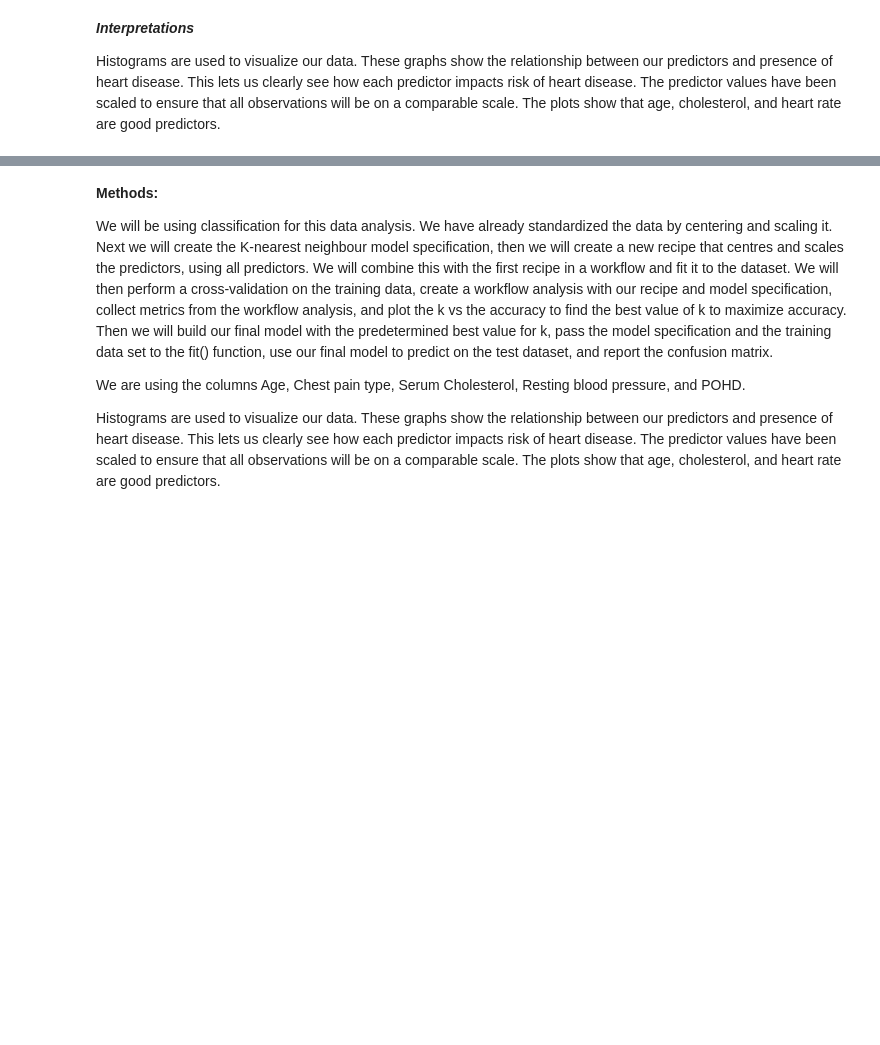
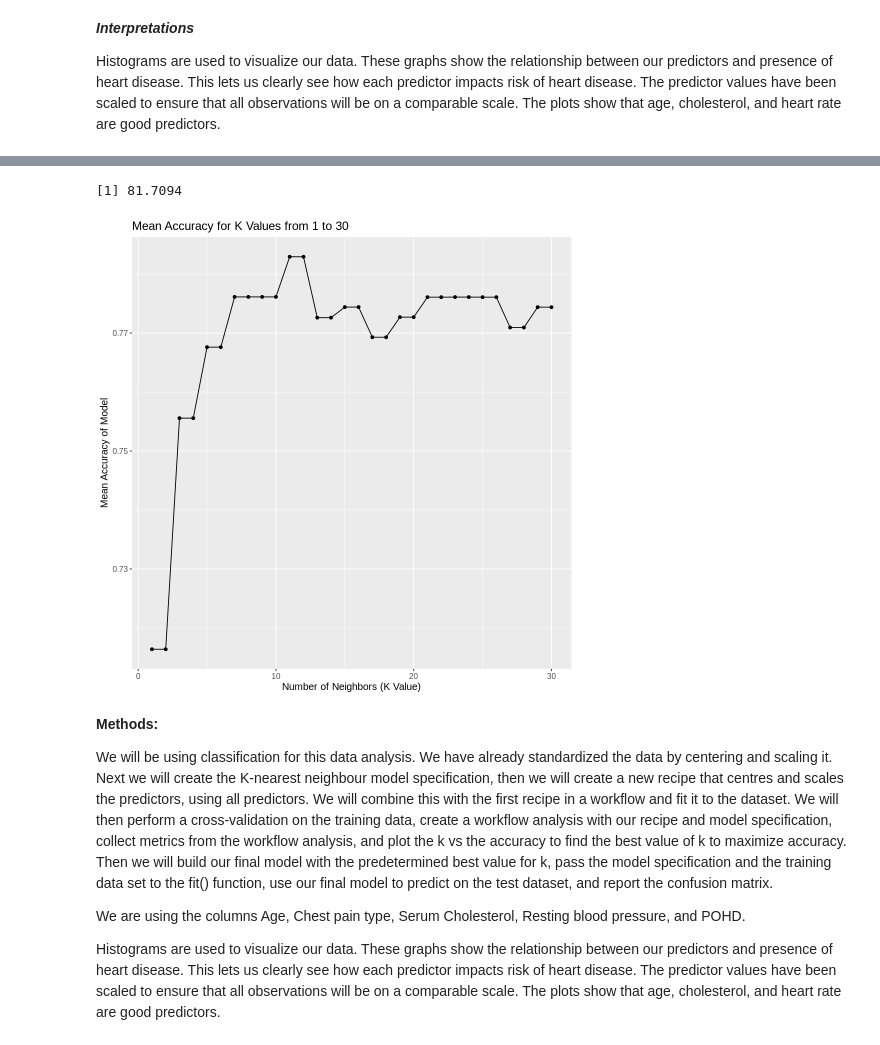
Before and after one commit to JahnaviChen/Heart-Disease, a Jupyter notebook: Heart Disease.ipynb, the cells around one changed output, grey strips where cells are left out. Cells and saved outputs as stored; diff of their text form; code cells hidden in the pictures; blank space fills up the shorter version.

```diff
--- a/Heart Disease.ipynb
+++ b/Heart Disease.ipynb
@@ -232,0 +223,17 @@ Histograms are used to visualize our data. These graphs show the relationship be
+# %%
+knn_model <- nearest_neighbor(weight_func = "rectangular", neighbors = tune()) %>%
+    set_engine("kknn") %>%
+    set_mode("classification")
+
+heart_disease_vfold <- vfold_cv(heart_disease_train, v=5, strata = Presence_of_Heart_Disease)
+
+k_vals <- tibble(neighbors = seq(from=1, to=30))
+
+Heart_disease_results <- workflow() %>%
+    add_recipe(heart_disease_recipe) %>%
+    add_model(knn_model) %>%
+    tune_grid(resample =heart_disease_vfold, grid = k_vals) %>%
+    collect_metrics() %>%
+    filter(.metric == "accuracy")
+
+Heart_disease_results
@@ -233,3 +308,24 @@ Histograms are used to visualize our data. These graphs show the relationship be
+# %%
+#accuracy of model
+
+percent_accuracy <- heart_disease_testing_model%>%
+    pull(.estimate)*100
+percent_accuracy
+# %% [output]
+[1] 81.7094
+# %%
+options(repr.plot.width = 8, repr.plot.height = 8)
+
+k_value_plot <- Heart_disease_results %>%
+ggplot(aes(x=neighbors, y=mean)) +
+geom_point()+
+geom_line()+
+labs(x="Number of Neighbors (K Value)", y="Mean Accuracy of Model")+
+ggtitle("Mean Accuracy for K Values from 1 to 30")+
+theme(text=element_text(size=12))
+k_value_plot
+# %% [output]
+[figure, added]
 # %% [markdown]
 **Methods:**
 
```
Also changed, not shown: parts of 10 cells of this notebook.
